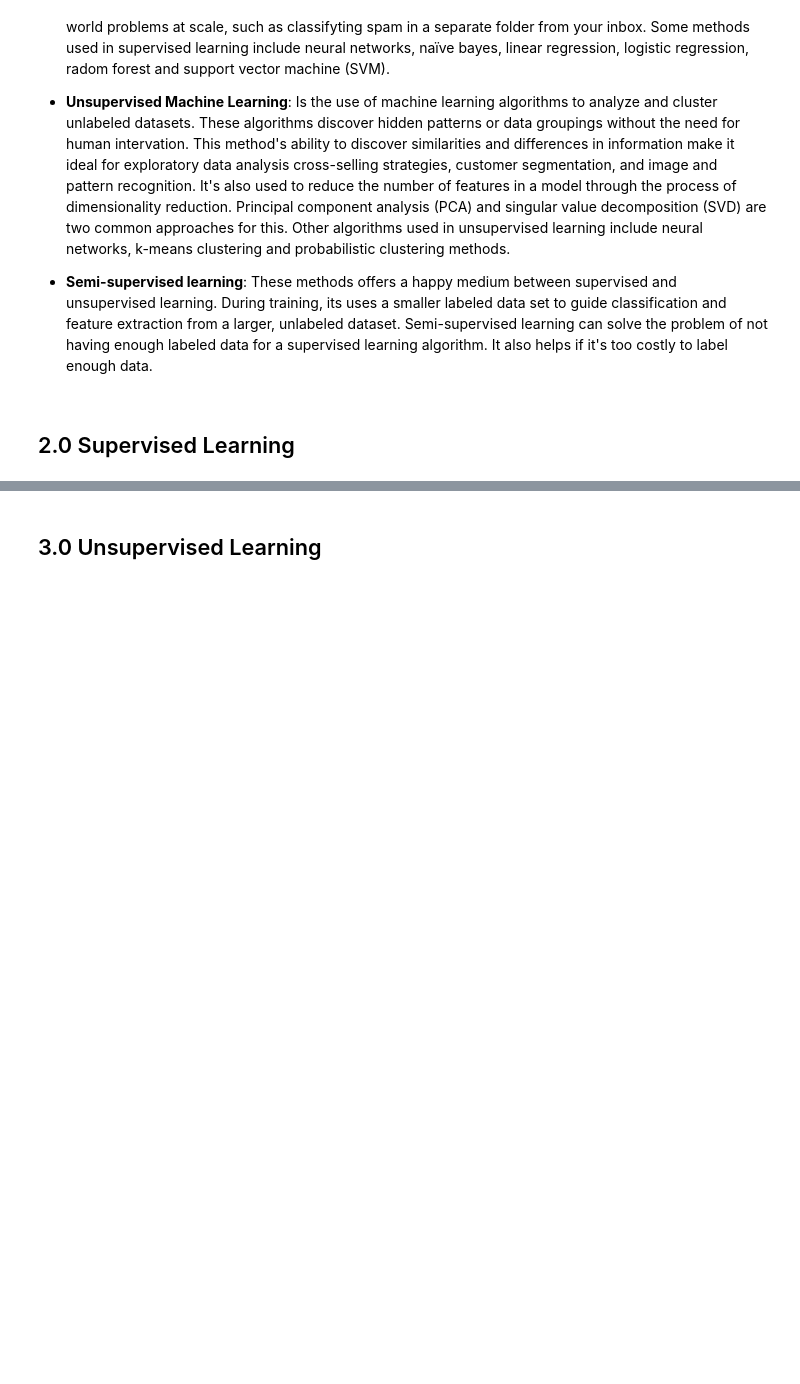
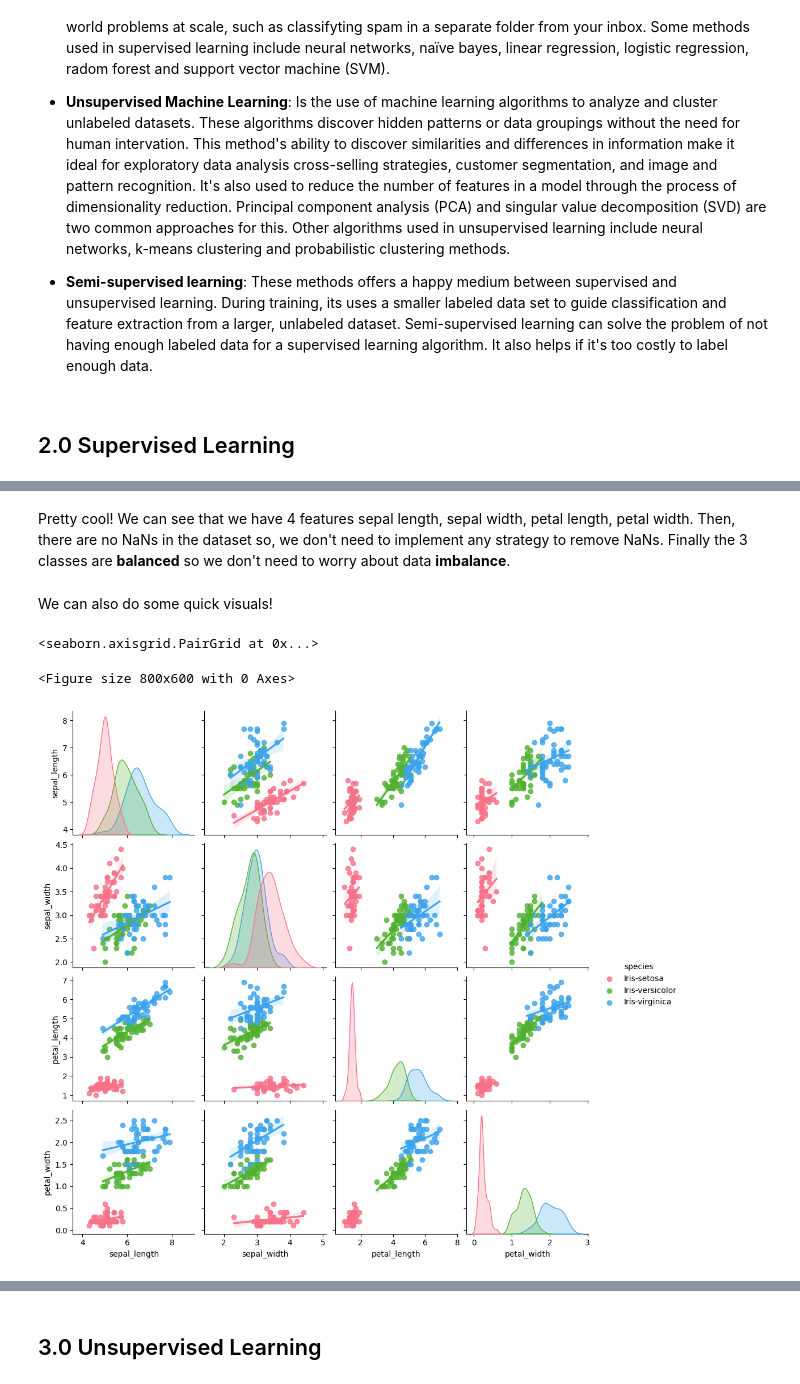
Before and after one commit to jherasdo/pythonic-chemistry, a Jupyter notebook: pythonic-chemistry/06-machine-learning/machine_learning.ipynb, the cells around one changed output, grey strips where cells are left out. Saved outputs shown, nothing was run; the diff lists cells and outputs as text; code cells hidden in the pictures; blank space fills up the shorter version.

Commit message:
finished the part of supervised learning with iris dataset

```diff
--- a/pythonic-chemistry/06-machine-learning/machine_learning.ipynb
+++ b/pythonic-chemistry/06-machine-learning/machine_learning.ipynb
@@ -32,0 +47,3 @@ Machine learning models fall into three primary categories:
+# %%
+df = pd.read_csv("./datasets/iris.csv")
+df.head()
@@ -32,0 +80,11 @@ Machine learning models fall into three primary categories:
+# %% [markdown]
+Pretty cool! We can see that we have 4 features sepal length, sepal width, petal length, petal width. Then, there are no NaNs in the dataset so, we don't need to implement any strategy to remove NaNs. Finally the 3 classes are **balanced** so we don't need to worry about data **imbalance**.
+# %% [markdown]
+We can also do some quick visuals!
+# %%
+plt.figure(figsize=(8,6))
+sns.pairplot(df, kind="reg", hue="species", palette="husl")
+# %% [output]
+<seaborn.axisgrid.PairGrid at 0x...>
+<Figure size 800x600 with 0 Axes>
+[figure, added]
```
Also changed, not shown: parts of 31 cells of this notebook.
